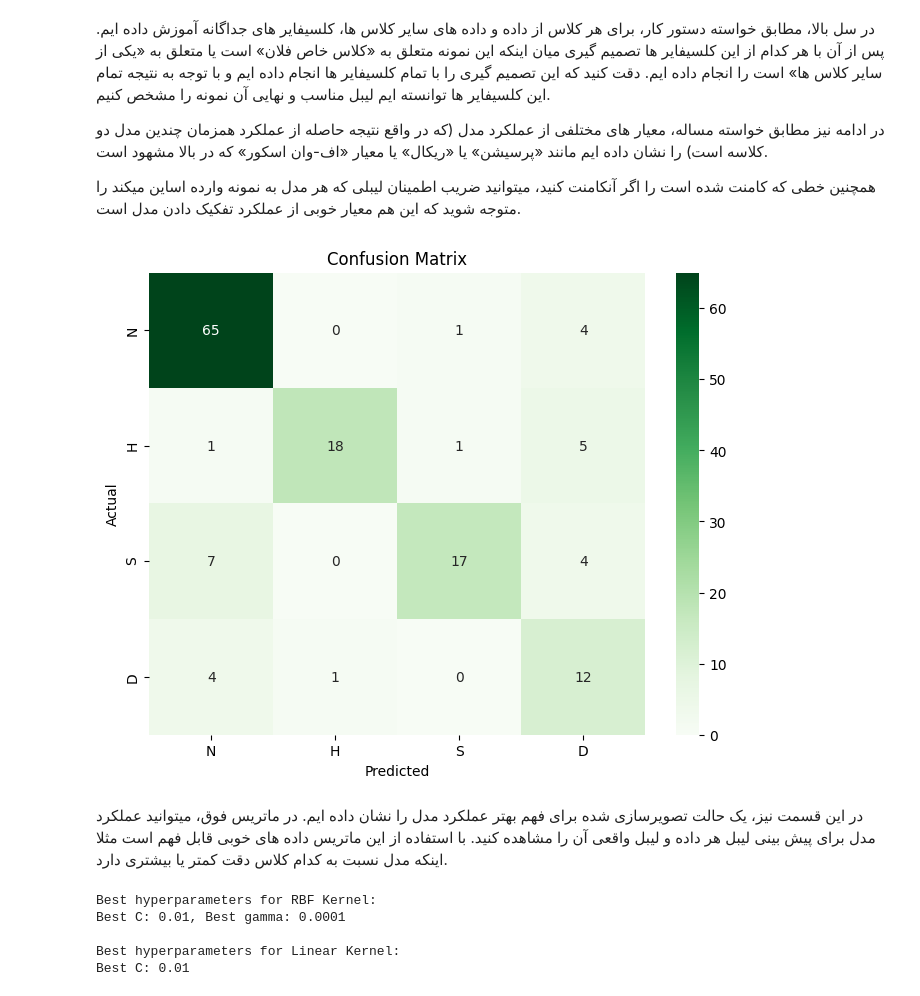
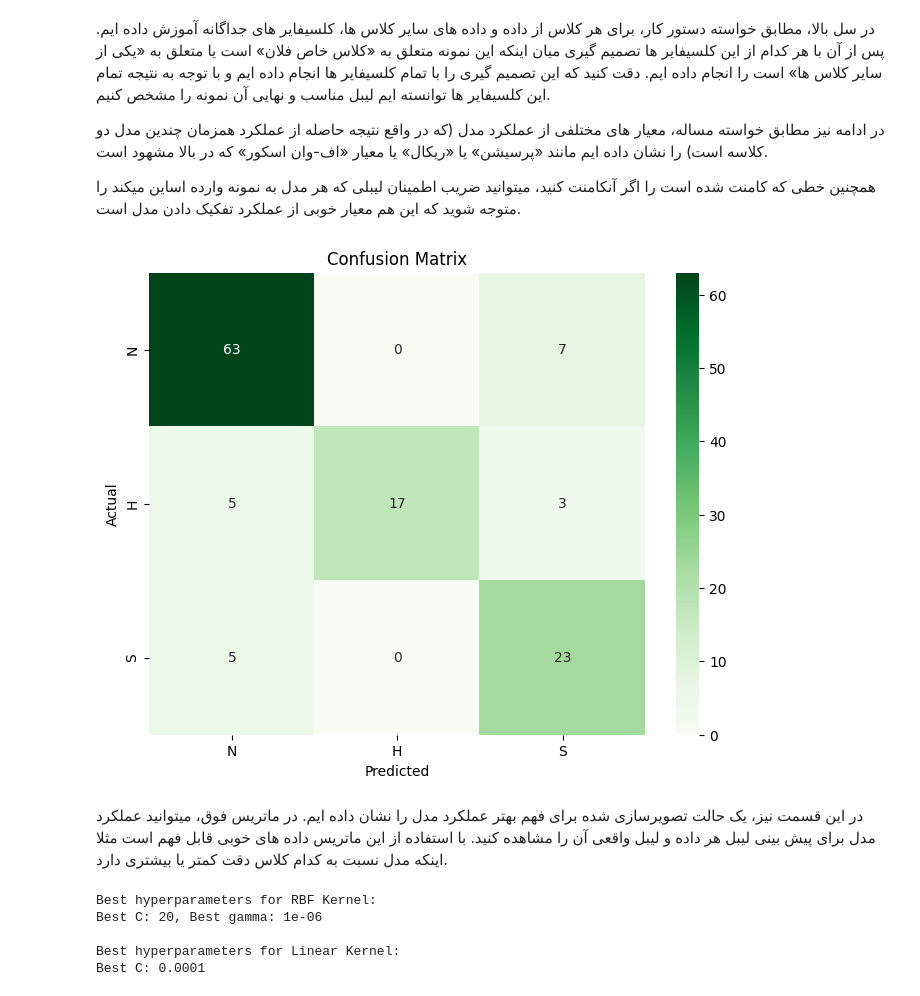
Before and after one commit to SaeedJazaeri/VisionLab, a Jupyter notebook: Lab4/Report.ipynb, the cells around one changed output. Drawn from its saved outputs; the diff is of its cells as text; code cells hidden in the pictures.

```diff
--- a/Lab4/Report.ipynb
+++ b/Lab4/Report.ipynb
@@ -66,16 +70,16 @@ from sklearn.metrics import accuracy_score
 from statistics import mean
 import numpy as np
 
-pca_cv = decomposition.PCA(n_components=50)
+pca_cv = decomposition.PCA(n_components=120)
 
 
-X = neutral_imgs + happy_imgs + surprise_imgs + disgust_imgs
+X = neutral_imgs + happy_imgs + surprise_imgs #+ disgust_imgs
 X = list(map(twoD_to_vec, X))
-y = [-2]*len(neutral_imgs) + [-1]*len(happy_imgs) + [1]*len(surprise_imgs) + [2]*len(disgust_imgs)
+y = [-2]*len(neutral_imgs) + [-1]*len(happy_imgs) + [1]*len(surprise_imgs) #+ [2]*len(disgust_imgs)
 X_pca_cv = pca.fit_transform(X)
 n = len(y)
 
-C_list = range(5, 50, 2)
+C_list = [0.0001, 0.001, 0.01, 0.1, 0.5, 1, 5, 10, 20, 50, 100, 1000]
 accuracy_list = []
 cv_scores = []
 
@@ -111,13 +115,13 @@ SVM_neu2oth = SVC(C=C_opt)
 SVM_hap2oth = SVC(C=C_opt)
 SVM_sup2oth = SVC(C=C_opt)
 ################################################
-y_train_neu2oth = [1]*120 + [0]*150
+y_train_neu2oth = [1]*120 + [0]*120#150
 SVM_neu2oth.fit(X_train_pca, y_train_neu2oth)
 
-y_train_hap2oth = [0]*120 + [1]*60 + [0]*90
+y_train_hap2oth = [0]*120 + [1]*60 + [0]*60#90
 SVM_hap2oth.fit(X_train_pca, y_train_hap2oth)
 
-y_train_sup2oth = [0]*120 + [0]*60 + [1]*60 + [0]*30
+y_train_sup2oth = [0]*120 + [0]*60 + [1]*60 #+ [0]*30
 SVM_sup2oth.fit(X_train_pca, y_train_sup2oth)
 
 # print(SVM_sup2oth.decision_function(X_test_pca))
@@ -131,10 +135,12 @@ for i in range(len(y_test)):
         y_pred.append(-2)
     elif y_pred_hap2oth[i] == 1:
         y_pred.append(-1)
-    elif y_pred_sup2oth[i] == 1:
+    else :
         y_pred.append(1)
-    else:
-        y_pred.append(2)
+    # elif y_pred_sup2oth[i] == 1:
+        # y_pred.append(1)
+    # else:
+    #     y_pred.append(2)
 
 accuracy = accuracy_score(y_test, y_pred)
 report = classification_report(y_test, y_pred)
@@ -165,18 +170,18 @@ weighted avg       0.83      0.80      0.80       140
 # %%
 from sklearn.metrics import confusion_matrix
 import seaborn as sns
 import matplotlib.pyplot as plt
 
 conf_mat = confusion_matrix(y_test, y_pred)
 
 plt.figure(figsize=(8, 6))
-sns.heatmap(conf_mat, annot=True, fmt='d', cmap='Greens', xticklabels="NHSD", yticklabels="NHSD")
+sns.heatmap(conf_mat, annot=True, fmt='d', cmap='Greens', xticklabels="NHS", yticklabels="NHS")
 plt.xlabel('Predicted')
 plt.ylabel('Actual')
 plt.title('Confusion Matrix')
 plt.show()
 # %% [output]
-[figure, old version]
+[figure, new version]
 # %% [markdown]
 در این قسمت نیز، یک حالت تصویرسازی شده برای فهم بهتر عملکرد مدل را نشان داده ایم. در ماتریس فوق، میتوانید عملکرد مدل برای پیش بینی لیبل هر داده و لیبل واقعی آن را مشاهده کنید.
 با استفاده از این ماتریس داده های خوبی قابل فهم است مثلا اینکه مدل نسبت به کدام کلاس دقت کمتر یا بیشتری دارد.
@@ -184,17 +189,17 @@ plt.show()
 from sklearn.model_selection import GridSearchCV
 from sklearn.svm import SVC
 
-param_grid_linear = {'C': [0.01, 0.1, 0.5, 1, 2, 3, 4, 5],
-                  'gamma': [0.0001, 0.00002]}
+param_grid_rbf = {'C': [0.0001, 0.001, 0.01, 0.1, 0.5, 1, 5, 10, 20, 50, 100, 1000],
+                  'gamma': [0.000001, 0.00001, 0.0001, 0.00002,1,10,100]}
 
-svm_linear = SVC(kernel='linear')
+svm_rbf = SVC(kernel='rbf')
 grid_search_rbf = GridSearchCV(estimator=svm_rbf, param_grid=param_grid_rbf, cv=5, scoring='accuracy')
 grid_search_rbf.fit(X_train_pca, y_train)
 
 best_C_rbf = grid_search_rbf.best_params_['C']
 best_gamma_rbf = grid_search_rbf.best_params_['gamma']
 
-param_grid_linear = {'C': [0.01, 0.1, 0.5, 1, 2, 3, 4, 5]}
+param_grid_linear = {'C': [0.0001, 0.001, 0.01, 0.1, 0.5, 1, 5, 10, 20, 50, 100, 1000]}
 
 svm_linear = SVC(kernel='linear')
 grid_search_linear = GridSearchCV(estimator=svm_linear, param_grid=param_grid_linear, cv=5, scoring='accuracy')
@@ -209,10 +214,10 @@ print("\nBest hyperparameters for Linear Kernel:")
 print(f"Best C: {best_C_linear}")
 # %% [output]
 Best hyperparameters for RBF Kernel:
-Best C: 0.01, Best gamma: 0.0001
+Best C: 20, Best gamma: 1e-06
 
 Best hyperparameters for Linear Kernel:
-Best C: 0.01
+Best C: 0.0001
 # %%
 from sklearn.metrics import accuracy_score, classification_report
 
```
Also changed, not shown: parts of 6 cells of this notebook, 5 other files.
